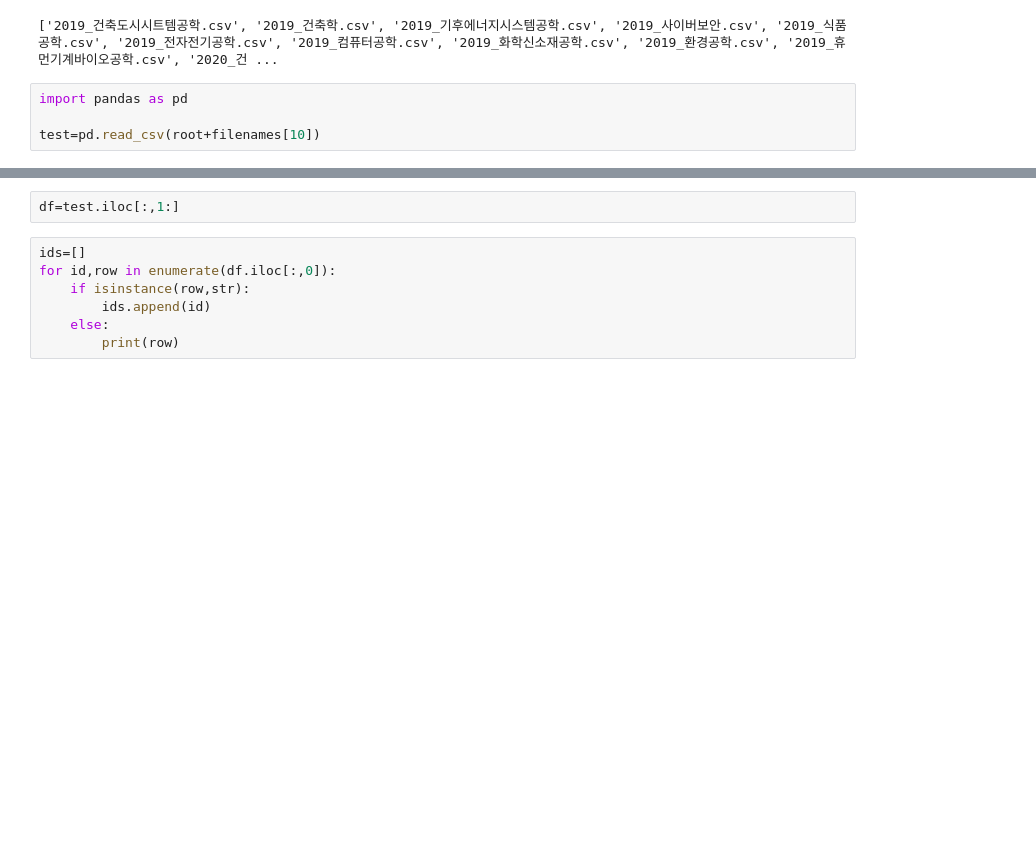
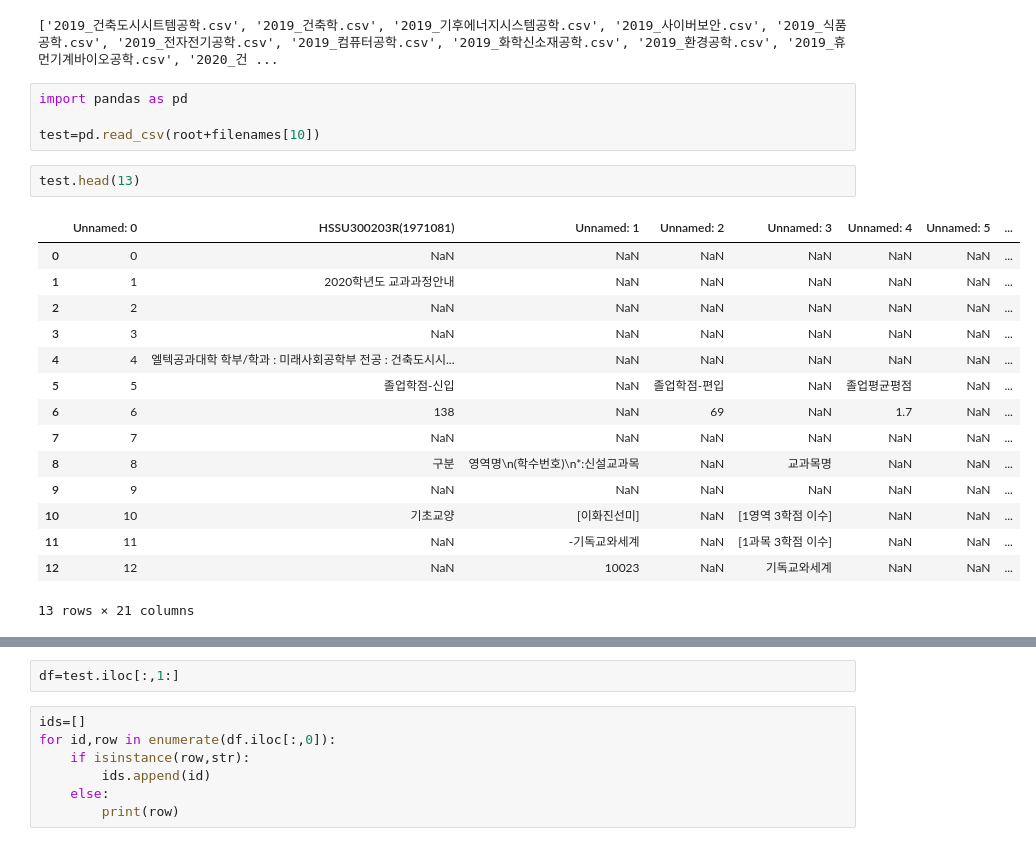
Before and after one commit to Curri4You/Parser, a Jupyter notebook: exploreing_.ipynb, the cells around one changed output, grey strips where cells are left out. Saved outputs shown, nothing was run; the diff lists cells and outputs as text; blank space fills up the shorter version.

```diff
--- a/exploreing_.ipynb
+++ b/exploreing_.ipynb
@@ -227,3 +227,21 @@ print(filenames)
 import pandas as pd
 
 test=pd.read_csv(root+filenames[10])
+# %%
+test.head(13)
+# %% [output]
+|  | Unnamed: 0 | HSSU300203R(1971081) | Unnamed: 1 | Unnamed: 2 | Unnamed: 3 | Unnamed: 4 | Unnamed: 5 | ... |
+| 0 | 0 | NaN | NaN | NaN | NaN | NaN | NaN | ... |
+| 1 | 1 | 2020학년도 교과과정안내 | NaN | NaN | NaN | NaN | NaN | ... |
+| 2 | 2 | NaN | NaN | NaN | NaN | NaN | NaN | ... |
+| 3 | 3 | NaN | NaN | NaN | NaN | NaN | NaN | ... |
+| 4 | 4 | 엘텍공과대학 학부/학과 : 미래사회공학부 전공 : 건축도시시... | NaN | NaN | NaN | NaN | NaN | ... |
+| 5 | 5 | 졸업학점-신입 | NaN | 졸업학점-편입 | NaN | 졸업평균평점 | NaN | ... |
+| 6 | 6 | 138 | NaN | 69 | NaN | 1.7 | NaN | ... |
+| 7 | 7 | NaN | NaN | NaN | NaN | NaN | NaN | ... |
+| 8 | 8 | 구분 | 영역명\n(학수번호)\n*:신설교과목 | NaN | 교과목명 | NaN | NaN | ... |
+| 9 | 9 | NaN | NaN | NaN | NaN | NaN | NaN | ... |
+| 10 | 10 | 기초교양 | [이화진선미] | NaN | [1영역 3학점 이수] | NaN | NaN | ... |
+| 11 | 11 | NaN | -기독교와세계 | NaN | [1과목 3학점 이수] | NaN | NaN | ... |
+| 12 | 12 | NaN | 10023 | NaN | 기독교와세계 | NaN | NaN | ... |
+13 rows × 21 columns
```
Also changed, not shown: parts of 4 cells of this notebook, 5 other files.
